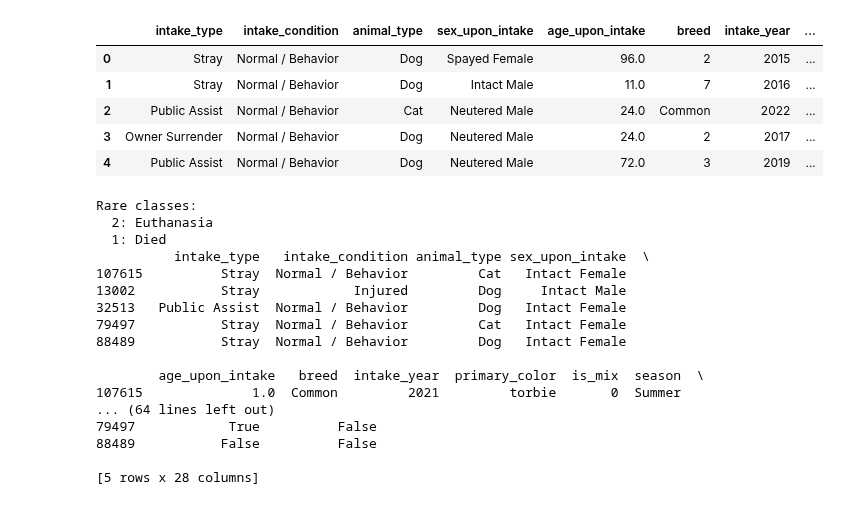
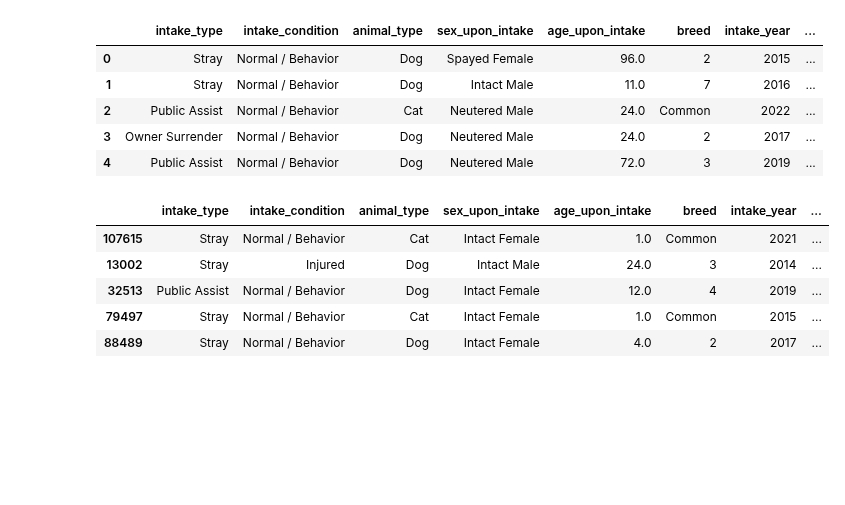
Before and after one commit to nneomaonochie/ml1-animal-data, a Jupyter notebook: voting.ipynb, the cells around one changed output. Cells and saved outputs as stored; diff of their text form; code cells hidden in the pictures; blank space fills up the shorter version.

```diff
--- a/voting.ipynb
+++ b/voting.ipynb
@@ -103,25 +103,14 @@ def train_voting_classifier(X_train, y_train, X_test, models, voting='soft'):
 
 # needs CV loop after testing
 # %%
+df_train = bucket_seasons(df_train)
+df_test = bucket_seasons(df_test)
 
-# log reg
-LR_train = bucket_seasons(df_train)
-tree_train = bucket_seasons(df_train)
+df_train = bucket_days(df_train)
+df_test = bucket_days(df_test)
 
-LR_train = time_as_cyclical(LR_train)
-tree_train = bucket_days(tree_train)
-
-LR_train = LR_train.drop(columns=['month_sin', 'size', 'month_cos'])
-tree_train = tree_train.drop(columns=['month_sin','size', 'month_cos', 'hour_sin',	'hour_cos', 'intake_month', 'intake_hour'])
-
-LR_test = bucket_seasons(df_test)
-tree_test = bucket_seasons(df_test)
-
-LR_test = time_as_cyclical(LR_test)
-tree_test = bucket_days(tree_test)
-
-LR_test = LR_test.drop(columns=['month_sin', 'month_cos', 'size'])
-tree_test = tree_test.drop(columns=['month_sin', 'month_cos','size', 'hour_sin',	'hour_cos', 'intake_month', 'intake_hour'])
+df_train = df_train.drop(columns=['size', 'intake_hour', 'intake_month'])
+df_test = df_test.drop(columns=['size', 'intake_hour', 'intake_month'])
 
 df_train.head()
 # %% [output]
@@ -132,10 +121,10 @@ df_train.head()
 | 3 | Owner Surrender | Normal / Behavior | Dog | Neutered Male | 24.0 | 2 | 2017 | ... |
 | 4 | Public Assist | Normal / Behavior | Dog | Neutered Male | 72.0 | 3 | 2019 | ... |
 # %%
-LR_X = LR_train.drop(columns=['outcome_type'])
-LR_y = LR_train['outcome_type']
+X = df_train.drop(columns=['outcome_type'])
+y = df_train['outcome_type']
 
-LR_X_train, LR_X_test, lr_y_train, lr_y_test = train_test_split(LR_X,LR_y, test_size=0.20, random_state=42)
+X_train, X_test, y_train, y_test = train_test_split(X,y, test_size=0.20, random_state=42)
 # %%
 # random forest
 import pandas as pd
@@ -179,22 +168,13 @@ rf_X_test = rf_X_test.reindex(columns=rf_X_train.columns, fill_value=0)
 
 print(X_train.head())
 print(rf_X_train.head())
-# %% [output]
-Rare classes:
-  2: Euthanasia
-  1: Died
-          intake_type   intake_condition animal_type sex_upon_intake  \
-107615          Stray  Normal / Behavior         Cat   Intact Female
-13002           Stray            Injured         Dog     Intact Male
-32513   Public Assist  Normal / Behavior         Dog   Intact Female
-79497           Stray  Normal / Behavior         Cat   Intact Female
-88489           Stray  Normal / Behavior         Dog   Intact Female
-
-        age_upon_intake   breed  intake_year  primary_color  is_mix  season  \
-107615              1.0  Common         2021         torbie       0  Summer
-... (64 lines left out)
-79497            True          False
-88489           False          False
-
-[5 rows x 28 columns]
+# %%
+X_train.head()
+# %% [output]
+|  | intake_type | intake_condition | animal_type | sex_upon_intake | age_upon_intake | breed | intake_year | ... |
+| 107615 | Stray | Normal / Behavior | Cat | Intact Female | 1.0 | Common | 2021 | ... |
+| 13002 | Stray | Injured | Dog | Intact Male | 24.0 | 3 | 2014 | ... |
+| 32513 | Public Assist | Normal / Behavior | Dog | Intact Female | 12.0 | 4 | 2019 | ... |
+| 79497 | Stray | Normal / Behavior | Cat | Intact Female | 1.0 | Common | 2015 | ... |
+| 88489 | Stray | Normal / Behavior | Dog | Intact Female | 4.0 | 2 | 2017 | ... |
 # %%
```
Also changed, not shown: parts of 1 cell of this notebook, 6 other files.
